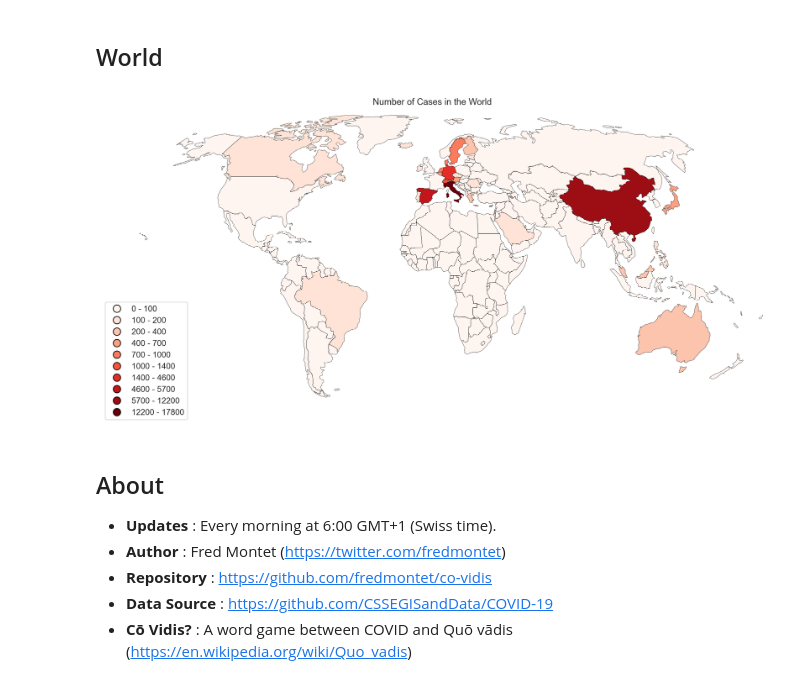
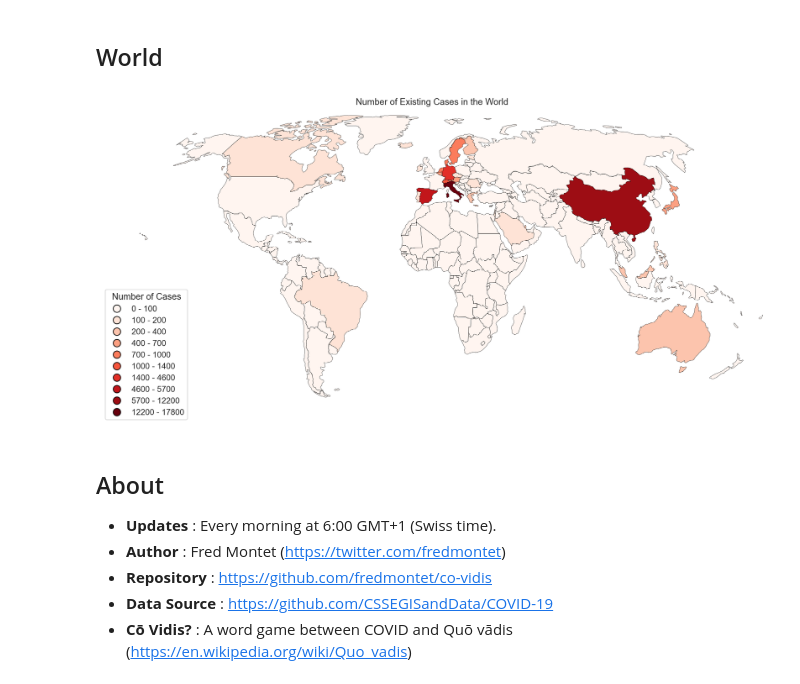
Before and after one commit to fredmontet/co-vidis, a Jupyter notebook: notebooks/co-vidis.ipynb, the cells around one changed output. Drawn from its saved outputs; the diff is of its cells as text; code cells hidden in the pictures.

Commit message:
Update map titles

```diff
--- a/notebooks/co-vidis.ipynb
+++ b/notebooks/co-vidis.ipynb
@@ -189,19 +189,21 @@ scheme = mc.UserDefined(gdfc['Cases'], bins=bins)
 # %%
 gplt.choropleth(gdfc,
                 scheme=scheme,
                 projection=gplt.crs.Robinson(),
                 hue='Cases',
                 cmap="Reds",
                 legend=True,
                 figsize=(16,10),
                 edgecolor="black",
                 linewidth=0.3,
-                legend_kwargs={'loc': 'lower left'}
+                legend_kwargs={
+                    'title': "Number of Cases",
+                    'loc': 'lower left'}
 );
 
-plt.title("Number of Cases in the World");
+plt.title("Number of Existing Cases in the World");
 # %% [output]
-[figure, old version]
+[figure, new version]
 # %% [markdown]
 ## About
 
```
Also changed, not shown: 1 other file.
